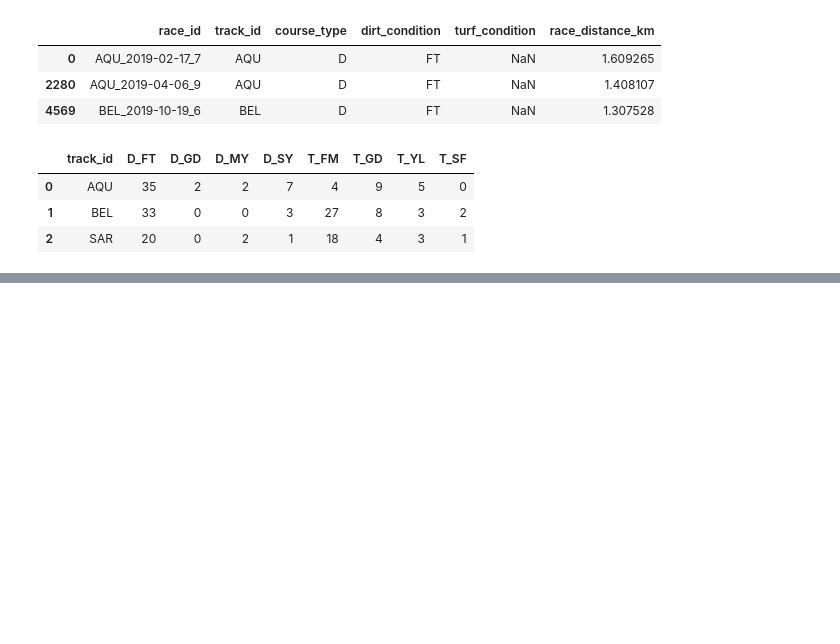
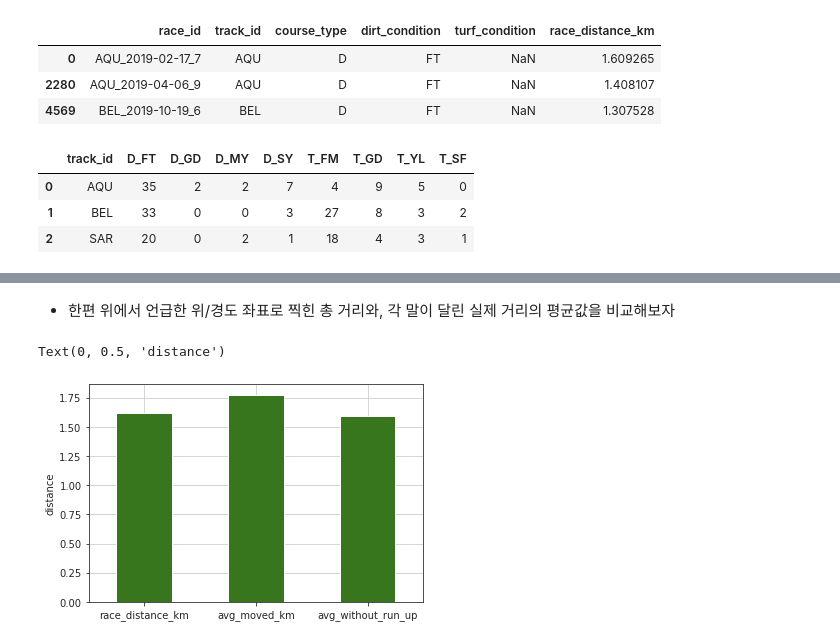
Before and after one commit to dowrave/Data_Analysis_Projects, a Jupyter notebook: 1-2022-derby-eda.ipynb, the cells around one changed output, grey strips where cells are left out. Saved outputs shown, nothing was run; the diff lists cells and outputs as text; code cells hidden in the pictures; blank space fills up the shorter version.

```diff
--- a/1-2022-derby-eda.ipynb
+++ b/1-2022-derby-eda.ipynb
@@ -1382,0 +1362,15 @@ ax[0].axvline(x = sample.loc[sample.index[0], 'without_run_up_km'], color = 'b')
+# %% [markdown]
+- 한편 위에서 언급한 위/경도 좌표로 찍힌 총 거리와, 각 말이 달린 실제 거리의 평균값을 비교해보자
+# %%
+comp = stakes[['race_id', 'trakus_index', 'program_number', 'race_distance_km', 'run_up_distance_km', 'without_run_up_km', 'total_moved_km']]
+comp2 = (comp.groupby('race_id')['trakus_index'].max()-1).to_frame().reset_index()
+merged = comp.merge(comp2, on = ['race_id', 'trakus_index'])
+
+merged[['avg_moved_km', 'avg_without_run_up']] = merged.groupby('race_id')[['total_moved_km', 'without_run_up_km']].transform('mean')
+merged = merged[['race_id', 'race_distance_km', 'avg_moved_km', 'avg_without_run_up']].drop_duplicates()
+merged[['race_distance_km', 'avg_moved_km', 'avg_without_run_up']].mean().plot(kind = 'bar')
+plt.xticks(rotation = 0)
+plt.ylabel('distance')
+# %% [output]
+Text(0, 0.5, 'distance')
+[figure, added]
```
Also changed, not shown: parts of 13 cells of this notebook.
